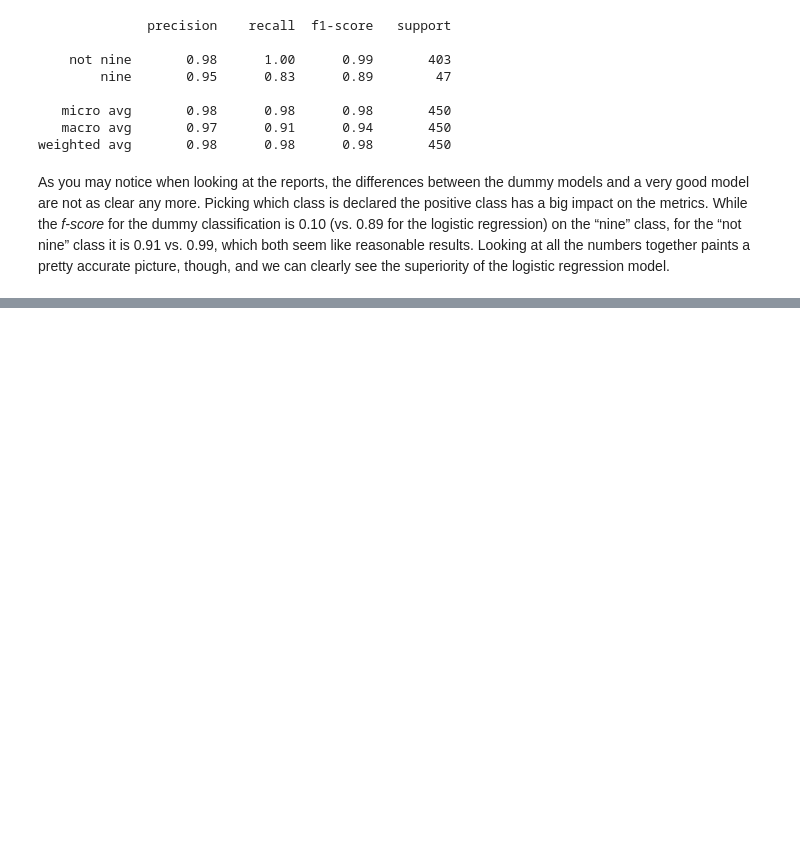
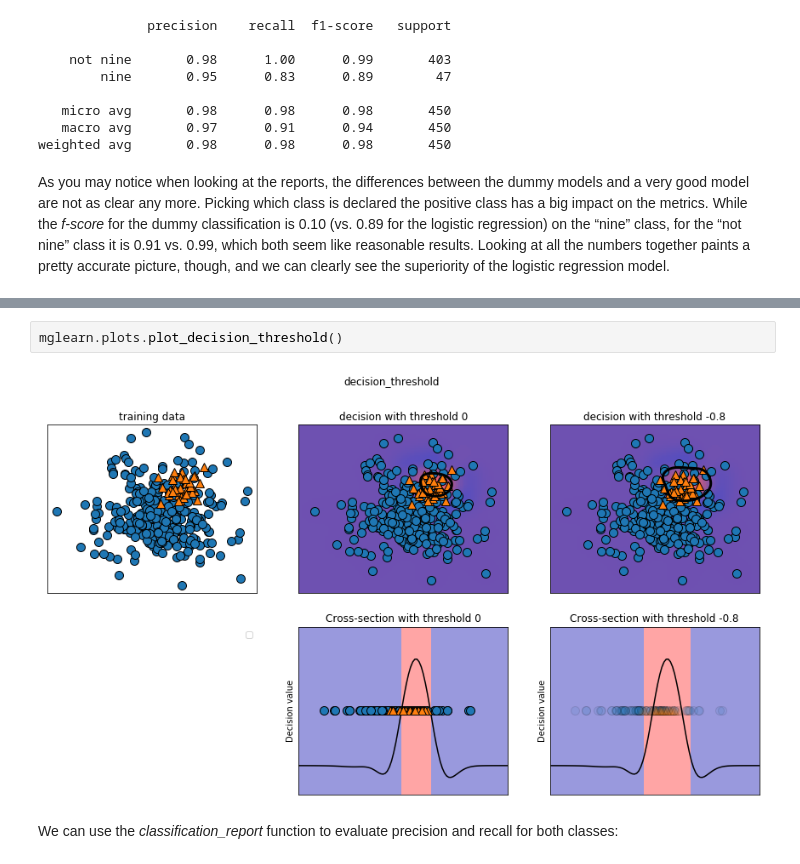
Before and after one commit to carlhinderer/python-ml-intro, a Jupyter notebook: notebooks/05_model_evaluation/c_evaluation_metrics.ipynb, the cells around one changed output, grey strips where cells are left out. Saved outputs shown, nothing was run; the diff lists cells and outputs as text; blank space fills up the shorter version.

```diff
--- a/notebooks/05_model_evaluation/c_evaluation_metrics.ipynb
+++ b/notebooks/05_model_evaluation/c_evaluation_metrics.ipynb
@@ -265,0 +279,6 @@ As you may notice when looking at the reports, the differences between the dummy
+# %%
+mglearn.plots.plot_decision_threshold()
+# %% [output]
+[figure, added]
+# %% [markdown]
+We can use the *classification_report* function to evaluate precision and recall for both classes:
```
Also changed, not shown: parts of 13 cells of this notebook.
